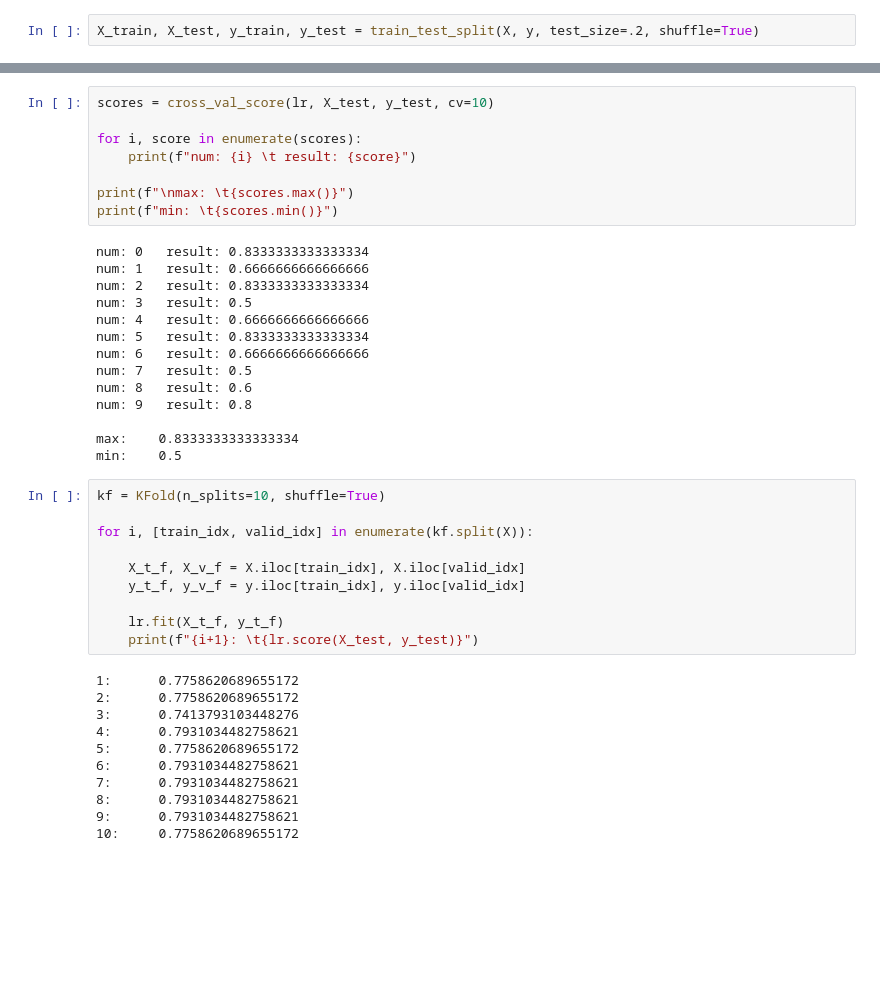
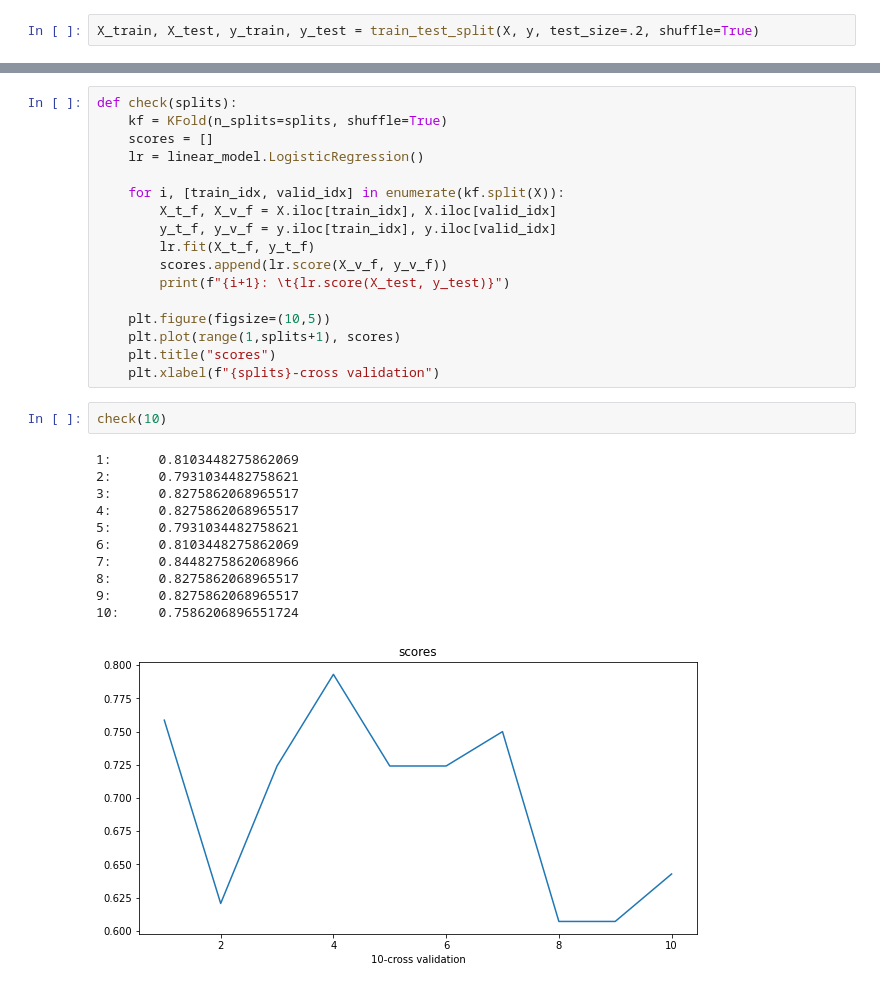
Before and after one commit to KalitaKonrad/inteligencja-obliczeniowa, a Jupyter notebook: projekt1/Widuch_Kalita.ipynb, the cells around one changed output, grey strips where cells are left out. Drawn from its saved outputs; the diff is of its cells as text; blank space fills up the shorter version.

Commit message:
plot learning curves added

```diff
--- a/projekt1/Widuch_Kalita.ipynb
+++ b/projekt1/Widuch_Kalita.ipynb
@@ -129,43 +130,31 @@ lr.score(X_test, y_test)
-# %%
-scores = cross_val_score(lr, X_test, y_test, cv=10)
-
-for i, score in enumerate(scores):
-    print(f"num: {i} \t result: {score}")
-
-print(f"\nmax: \t{scores.max()}")
-print(f"min: \t{scores.min()}")
-# %% [output]
-num: 0   result: 0.8333333333333334
-num: 1   result: 0.6666666666666666
-num: 2   result: 0.8333333333333334
-num: 3   result: 0.5
-num: 4   result: 0.6666666666666666
-num: 5   result: 0.8333333333333334
-num: 6   result: 0.6666666666666666
-num: 7   result: 0.5
-num: 8   result: 0.6
-num: 9   result: 0.8
-
-max:    0.8333333333333334
-min:    0.5
 # %%
-kf = KFold(n_splits=10, shuffle=True)
+def check(splits):
+    kf = KFold(n_splits=splits, shuffle=True)
+    scores = []
+    lr = linear_model.LogisticRegression()
 
-for i, [train_idx, valid_idx] in enumerate(kf.split(X)):
+    for i, [train_idx, valid_idx] in enumerate(kf.split(X)):
+        X_t_f, X_v_f = X.iloc[train_idx], X.iloc[valid_idx]
+        y_t_f, y_v_f = y.iloc[train_idx], y.iloc[valid_idx]
+        lr.fit(X_t_f, y_t_f)
+        scores.append(lr.score(X_v_f, y_v_f))
+        print(f"{i+1}: \t{lr.score(X_test, y_test)}")
 
-    X_t_f, X_v_f = X.iloc[train_idx], X.iloc[valid_idx]
-    y_t_f, y_v_f = y.iloc[train_idx], y.iloc[valid_idx]
-
-    lr.fit(X_t_f, y_t_f)
-    print(f"{i+1}: \t{lr.score(X_test, y_test)}")
+    plt.figure(figsize=(10,5))
+    plt.plot(range(1,splits+1), scores)
+    plt.title("scores")
+    plt.xlabel(f"{splits}-cross validation")
-# %% [output]
-1:      0.7758620689655172
-2:      0.7758620689655172
-3:      0.7413793103448276
-4:      0.7931034482758621
-5:      0.7758620689655172
-6:      0.7931034482758621
-7:      0.7931034482758621
-8:      0.7931034482758621
-9:      0.7931034482758621
-10:     0.7758620689655172
+# %%
+check(10)
+# %% [output]
+1:      0.8103448275862069
+2:      0.7931034482758621
+3:      0.8275862068965517
+4:      0.8275862068965517
+5:      0.7931034482758621
+6:      0.8103448275862069
+7:      0.8448275862068966
+8:      0.8275862068965517
+9:      0.8275862068965517
+10:     0.7586206896551724
+[figure, added]
```
Also changed, not shown: parts of 6 cells of this notebook.
